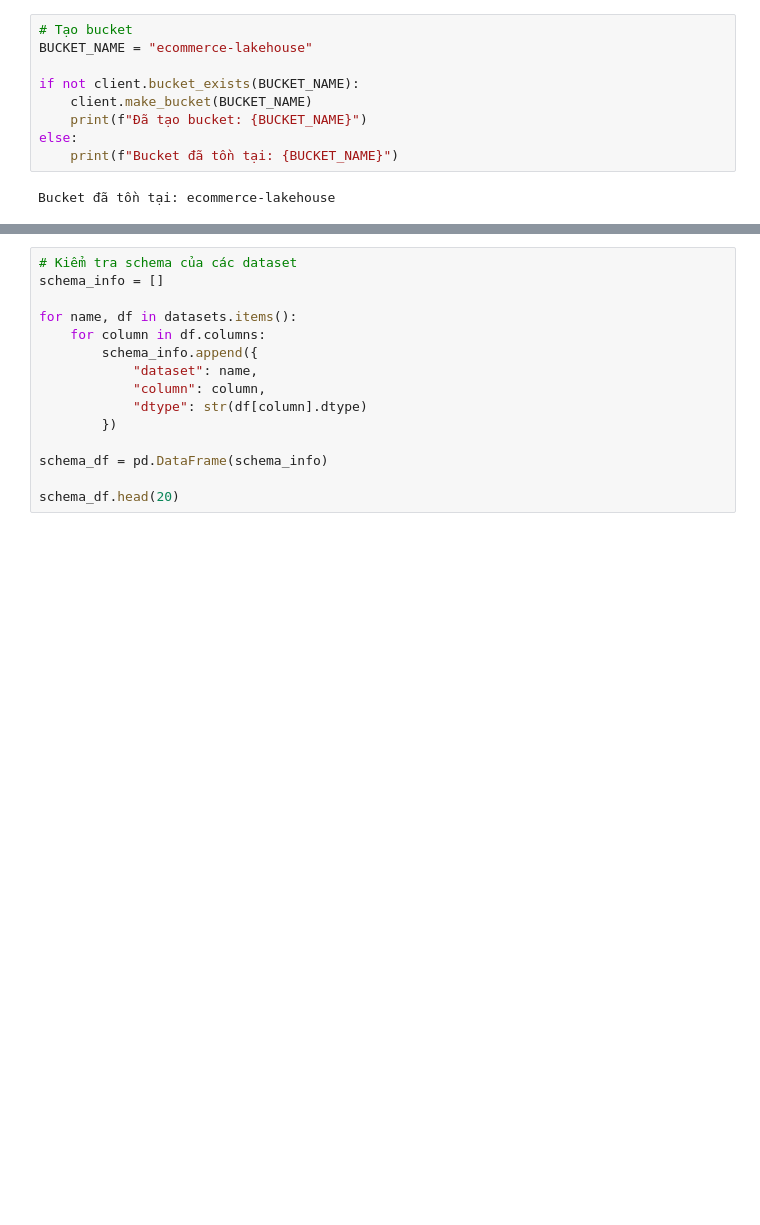
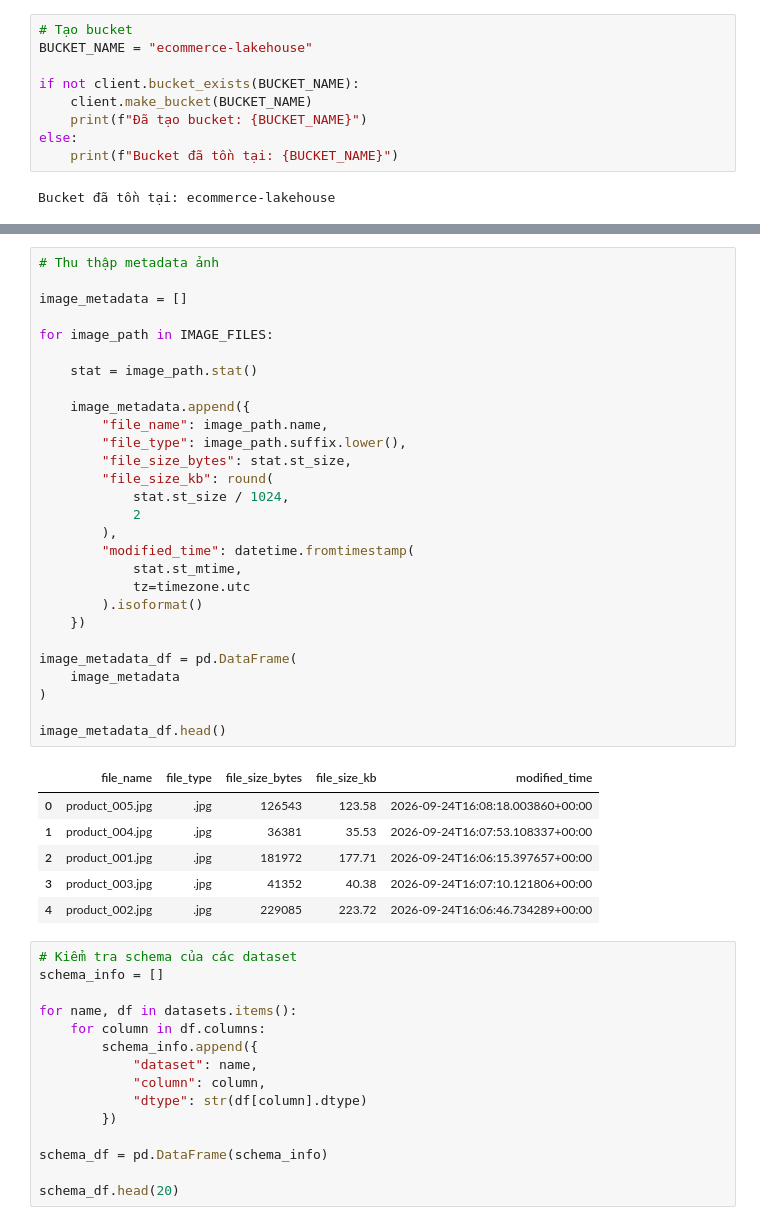
Before and after one commit to vanbun404/E-commerce-Data-Lakehouse-Project, a Jupyter notebook: notebooks/02_data_ingestion.ipynb, the cells around one changed output, grey strips where cells are left out. Saved outputs shown, nothing was run; the diff lists cells and outputs as text; blank space fills up the shorter version.

Commit message:
feat: data_ingestion

```diff
--- a/notebooks/02_data_ingestion.ipynb
+++ b/notebooks/02_data_ingestion.ipynb
@@ -161,3 +224,38 @@ metadata_df
+# %%
+# Thu thập metadata ảnh
+
+image_metadata = []
+
+for image_path in IMAGE_FILES:
+
+    stat = image_path.stat()
+
+    image_metadata.append({
+        "file_name": image_path.name,
+        "file_type": image_path.suffix.lower(),
+        "file_size_bytes": stat.st_size,
+        "file_size_kb": round(
+            stat.st_size / 1024,
+            2
+        ),
+        "modified_time": datetime.fromtimestamp(
+            stat.st_mtime,
+            tz=timezone.utc
+        ).isoformat()
+    })
+
+image_metadata_df = pd.DataFrame(
+    image_metadata
+)
+
+image_metadata_df.head()
+# %% [output]
+|  | file_name | file_type | file_size_bytes | file_size_kb | modified_time |
+| 0 | product_005.jpg | .jpg | 126543 | 123.58 | 2026-09-24T16:08:18.003860+00:00 |
+| 1 | product_004.jpg | .jpg | 36381 | 35.53 | 2026-09-24T16:07:53.108337+00:00 |
+| 2 | product_001.jpg | .jpg | 181972 | 177.71 | 2026-09-24T16:06:15.397657+00:00 |
+| 3 | product_003.jpg | .jpg | 41352 | 40.38 | 2026-09-24T16:07:10.121806+00:00 |
+| 4 | product_002.jpg | .jpg | 229085 | 223.72 | 2026-09-24T16:06:46.734289+00:00 |
 # %%
 # Kiểm tra schema của các dataset
 schema_info = []
```
Also changed, not shown: parts of 15 cells of this notebook, 1 other file.
